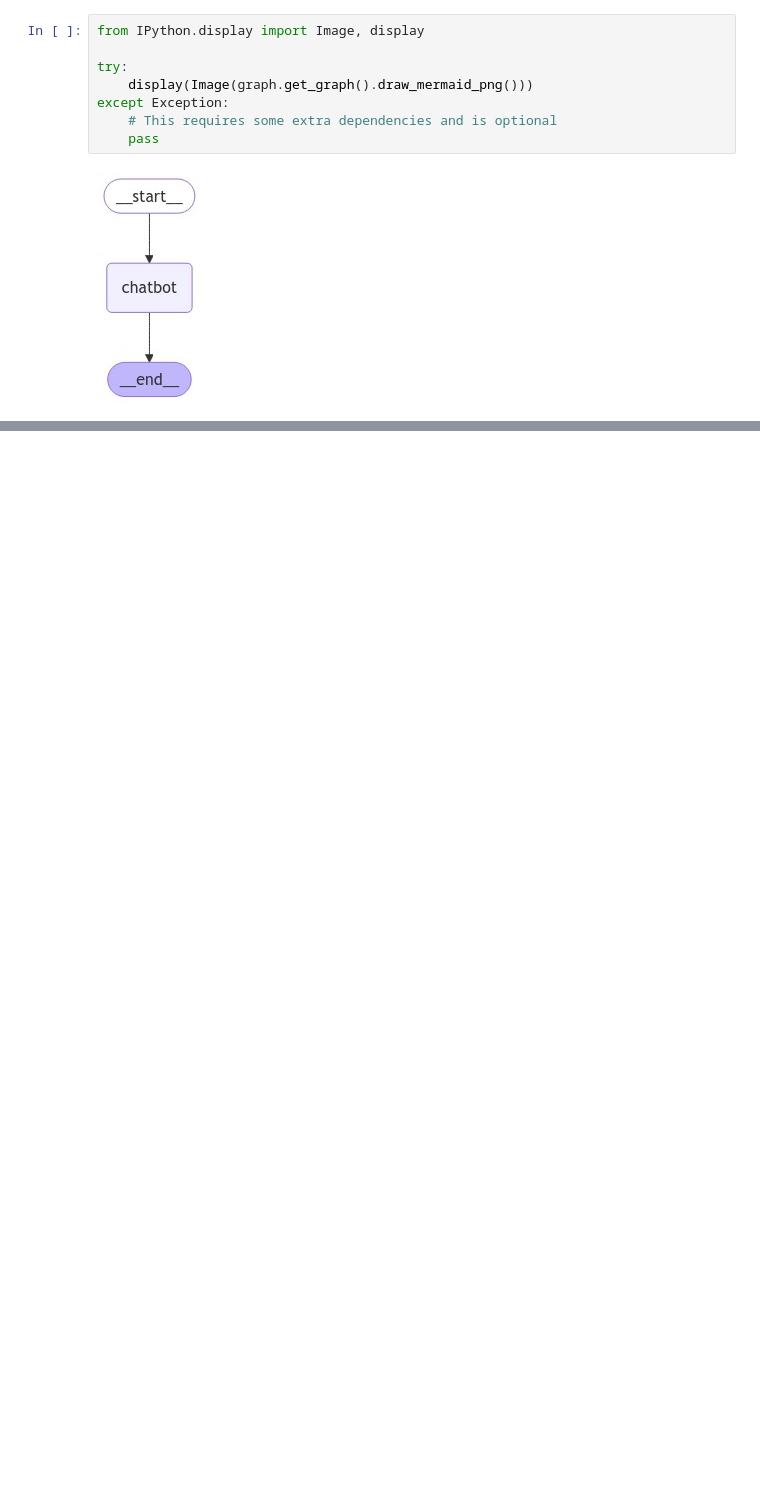
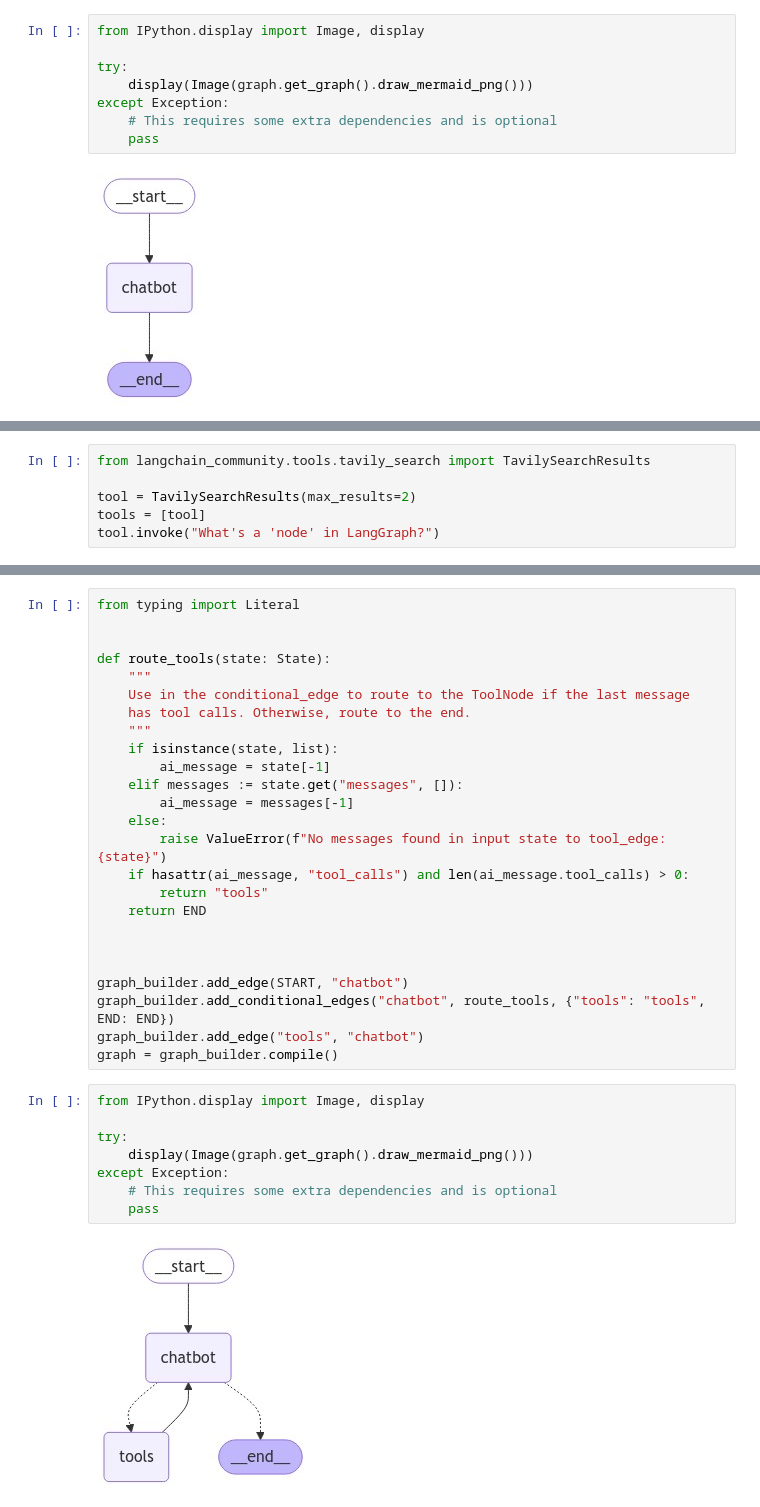
Before and after one commit to mingyuchoo/python-study-series, a Jupyter notebook: langchain/langgraph/langgraph.ipynb, the cells around one changed output, grey strips where cells are left out. Drawn from its saved outputs; the diff is of its cells as text; blank space fills up the shorter version.

```diff
--- a/langchain/langgraph/langgraph.ipynb
+++ b/langchain/langgraph/langgraph.ipynb
@@ -112,0 +134,6 @@ By providing a structured way to manage complex AI workflows, LangGraph aims to
+# %%
+from langchain_community.tools.tavily_search import TavilySearchResults
+
+tool = TavilySearchResults(max_results=2)
+tools = [tool]
+tool.invoke("What's a 'node' in LangGraph?")
@@ -112,0 +208,35 @@ By providing a structured way to manage complex AI workflows, LangGraph aims to
+# %%
+from typing import Literal
+
+
+def route_tools(state: State):
+    """
+    Use in the conditional_edge to route to the ToolNode if the last message
+    has tool calls. Otherwise, route to the end.
+    """
+    if isinstance(state, list):
+        ai_message = state[-1]
+    elif messages := state.get("messages", []):
+        ai_message = messages[-1]
+    else:
+        raise ValueError(f"No messages found in input state to tool_edge: {state}")
+    if hasattr(ai_message, "tool_calls") and len(ai_message.tool_calls) > 0:
+        return "tools"
+    return END
+
+
+
+graph_builder.add_edge(START, "chatbot")
+graph_builder.add_conditional_edges("chatbot", route_tools, {"tools": "tools", END: END})
+graph_builder.add_edge("tools", "chatbot")
+graph = graph_builder.compile()
+# %%
+from IPython.display import Image, display
+
+try:
+    display(Image(graph.get_graph().draw_mermaid_png()))
+except Exception:
+    # This requires some extra dependencies and is optional
+    pass
+# %% [output]
+[figure, added]
```
Also changed, not shown: parts of 10 cells of this notebook, 4 other files.
